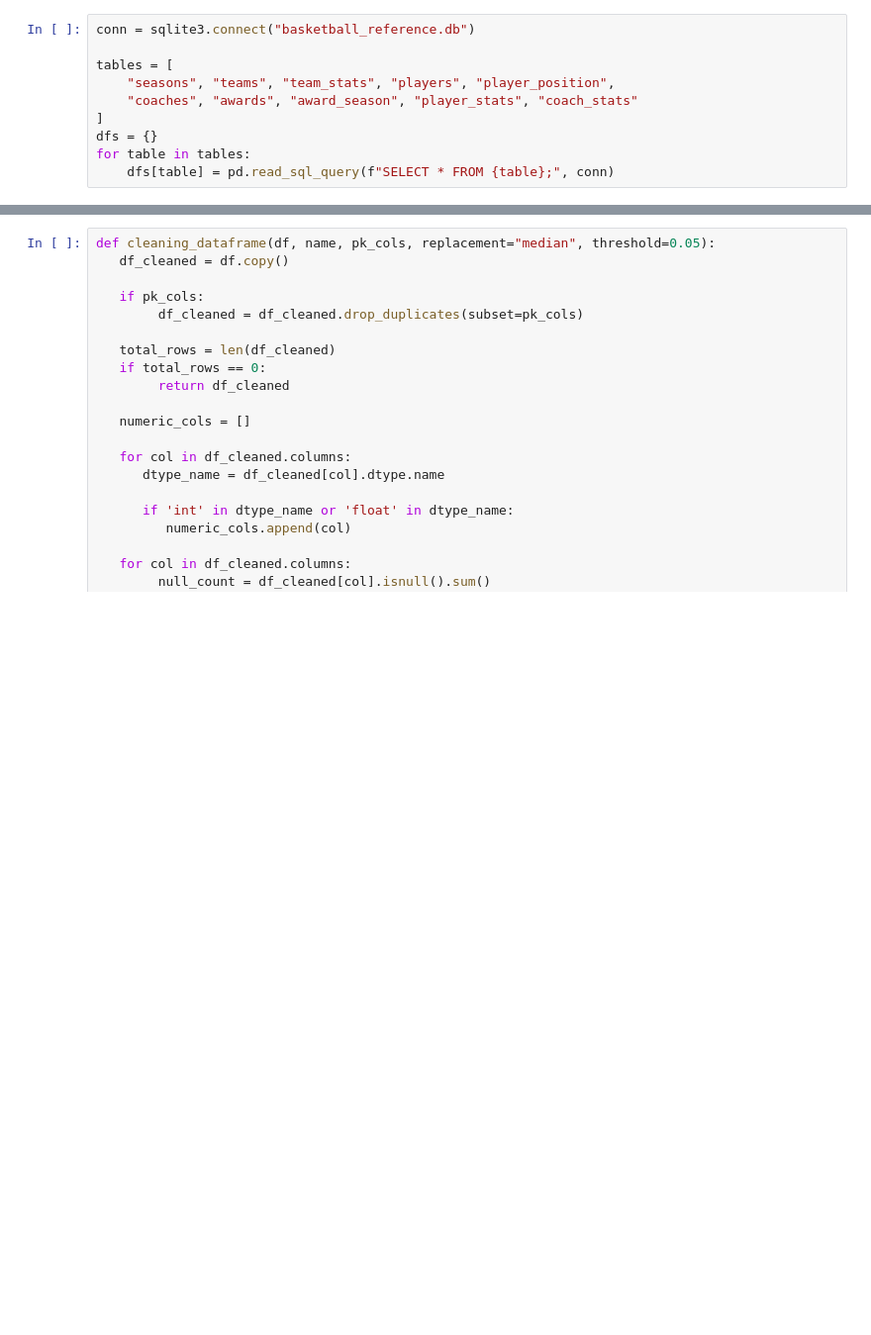
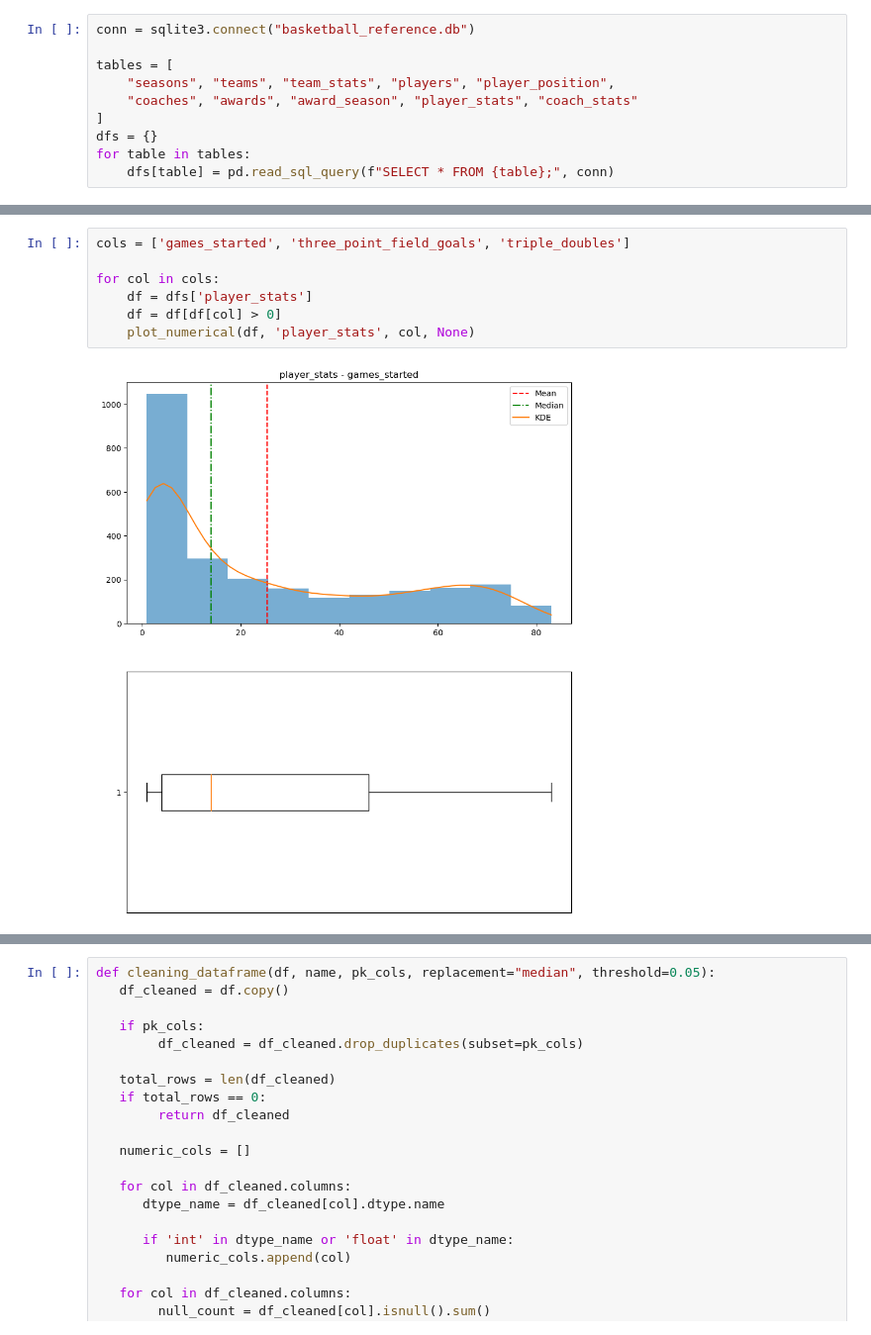
Before and after one commit to SadeghMahmoudAbadi/Basketball-Data-Analysis, a Jupyter notebook: analysis.ipynb, the cells around one changed output, grey strips where cells are left out. Shown at 99% size. Saved outputs shown, nothing was run; the diff lists cells and outputs as text; blank space fills up the shorter version.

```diff
--- a/analysis.ipynb
+++ b/analysis.ipynb
@@ -220,0 +227,9 @@ for name, df in dfs.items():
+# %%
+cols = ['games_started', 'three_point_field_goals', 'triple_doubles']
+
+for col in cols:
+    df = dfs['player_stats']
+    df = df[df[col] > 0]
+    plot_numerical(df, 'player_stats', col, None)
+# %% [output]
+[figure, added]
```
Also changed, not shown: parts of 12 cells of this notebook.
